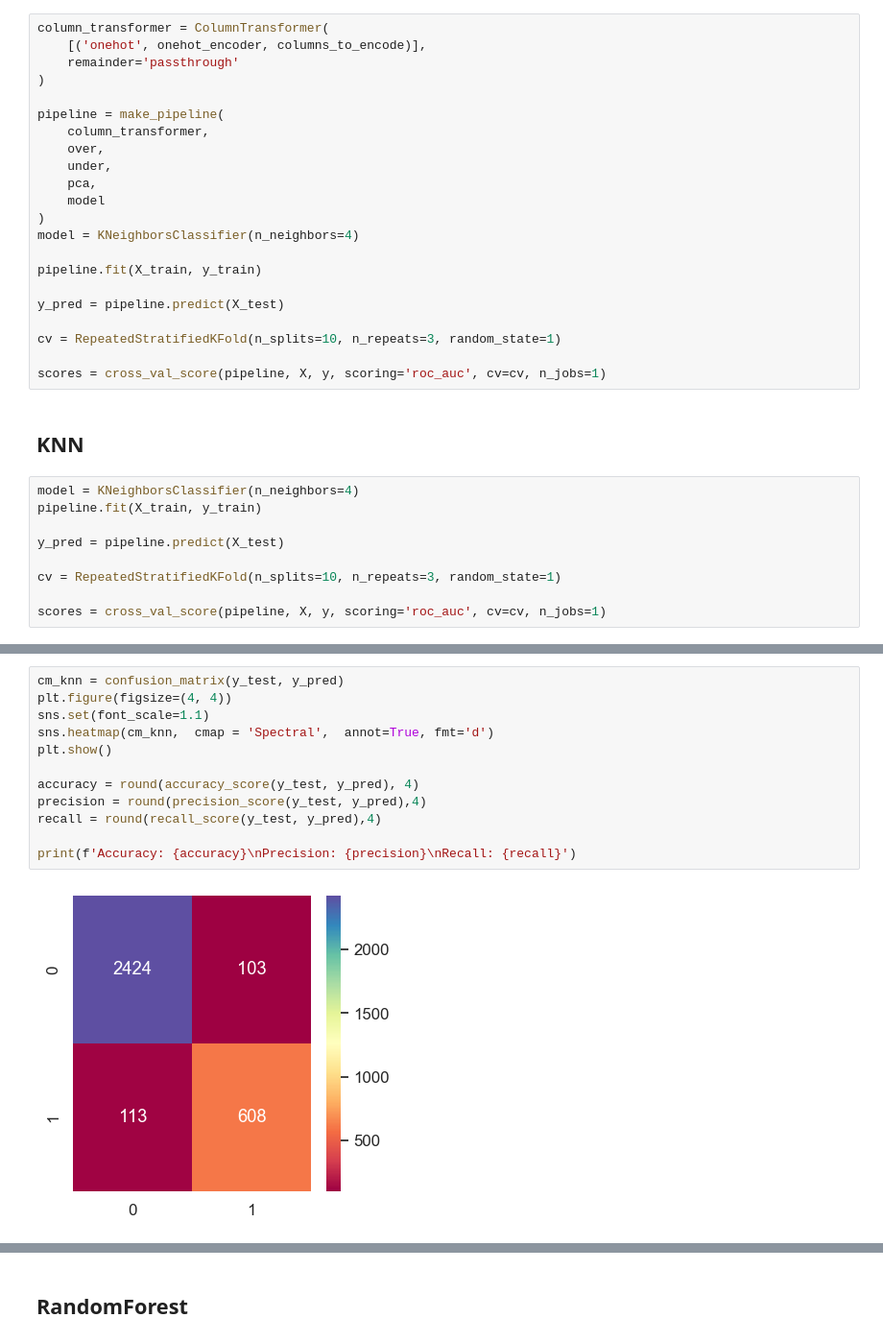
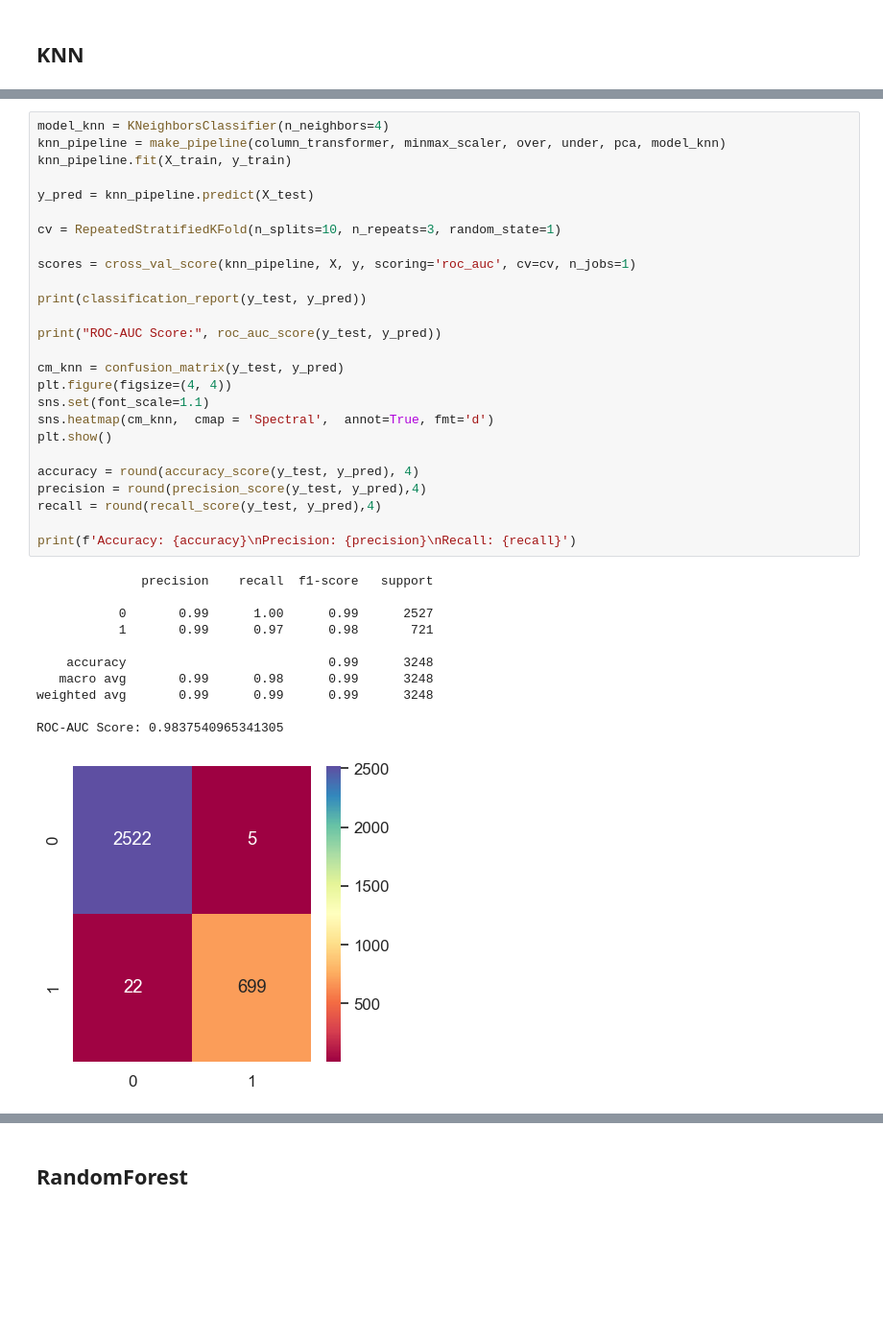
Before and after one commit to MlekoZjad/ML_2024, a Jupyter notebook: Case_1.ipynb, the cells around one changed output, grey strips where cells are left out. Shown at 96% size. Drawn from its saved outputs; the diff is of its cells as text; blank space fills up the shorter version.

```diff
--- a/Case_1.ipynb
+++ b/Case_1.ipynb
@@ -337,33 +334,2 @@ pipeline = make_pipeline(
-# %%
-column_transformer = ColumnTransformer(
-    [('onehot', onehot_encoder, columns_to_encode)],
-    remainder='passthrough'
-)
-
-pipeline = make_pipeline(
-    column_transformer,
-    over,
-    under,
-    pca,
-    model
-)
-model = KNeighborsClassifier(n_neighbors=4)
-
-pipeline.fit(X_train, y_train)
-
-y_pred = pipeline.predict(X_test)
-
-cv = RepeatedStratifiedKFold(n_splits=10, n_repeats=3, random_state=1)
-
-scores = cross_val_score(pipeline, X, y, scoring='roc_auc', cv=cv, n_jobs=1)
 # %% [markdown]
 ## KNN
-# %%
-model = KNeighborsClassifier(n_neighbors=4)
-pipeline.fit(X_train, y_train)
-
-y_pred = pipeline.predict(X_test)
-
-cv = RepeatedStratifiedKFold(n_splits=10, n_repeats=3, random_state=1)
-
-scores = cross_val_score(pipeline, X, y, scoring='roc_auc', cv=cv, n_jobs=1)
@@ -387,14 +336,38 @@ ROC-AUC Score: 0.9012567187001741
 # %%
+model_knn = KNeighborsClassifier(n_neighbors=4)
+knn_pipeline = make_pipeline(column_transformer, minmax_scaler, over, under, pca, model_knn)
+knn_pipeline.fit(X_train, y_train)
+
+y_pred = knn_pipeline.predict(X_test)
+
+cv = RepeatedStratifiedKFold(n_splits=10, n_repeats=3, random_state=1)
+
+scores = cross_val_score(knn_pipeline, X, y, scoring='roc_auc', cv=cv, n_jobs=1)
+
+print(classification_report(y_test, y_pred))
+
+print("ROC-AUC Score:", roc_auc_score(y_test, y_pred))
+
 cm_knn = confusion_matrix(y_test, y_pred)
 plt.figure(figsize=(4, 4))
 sns.set(font_scale=1.1)
 sns.heatmap(cm_knn,  cmap = 'Spectral',  annot=True, fmt='d')
 plt.show()
 
 accuracy = round(accuracy_score(y_test, y_pred), 4)
 precision = round(precision_score(y_test, y_pred),4)
 recall = round(recall_score(y_test, y_pred),4)
 
 print(f'Accuracy: {accuracy}\nPrecision: {precision}\nRecall: {recall}')
 # %% [output]
+              precision    recall  f1-score   support
+
+           0       0.99      1.00      0.99      2527
+           1       0.99      0.97      0.98       721
+
+    accuracy                           0.99      3248
+   macro avg       0.99      0.98      0.99      3248
+weighted avg       0.99      0.99      0.99      3248
+
+ROC-AUC Score: 0.9837540965341305
-[figure, old version]
+[figure, new version]
```
Also changed, not shown: parts of 15 cells of this notebook.
